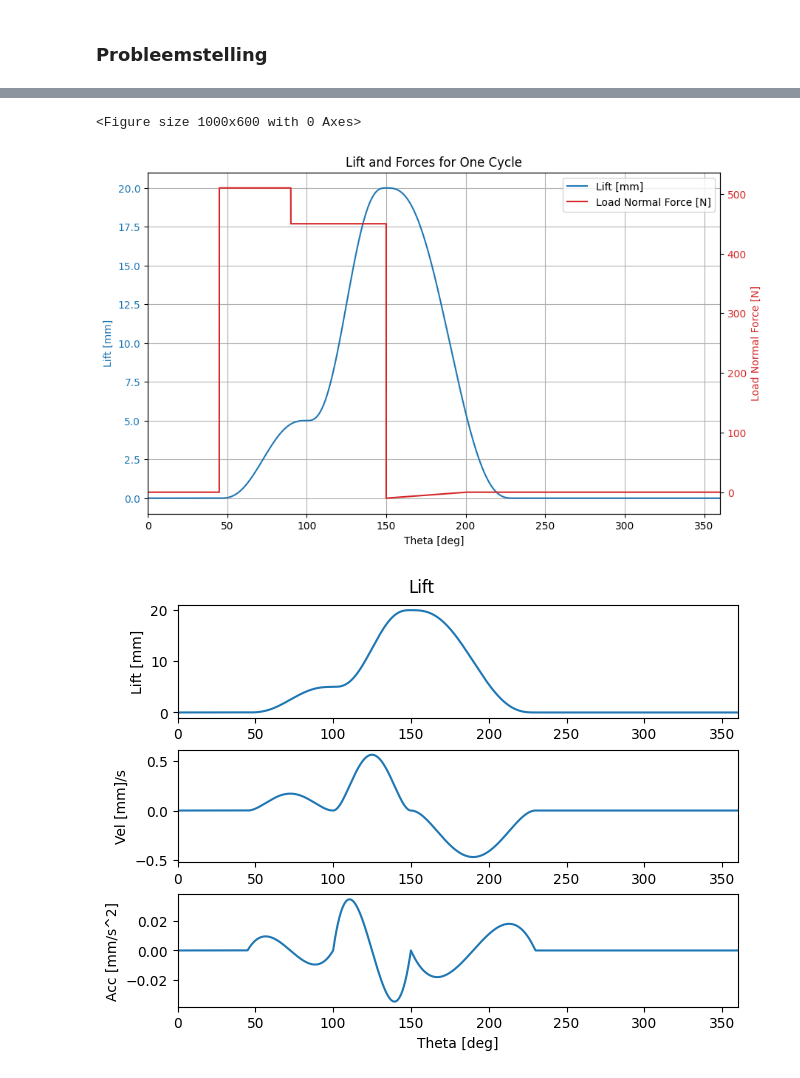
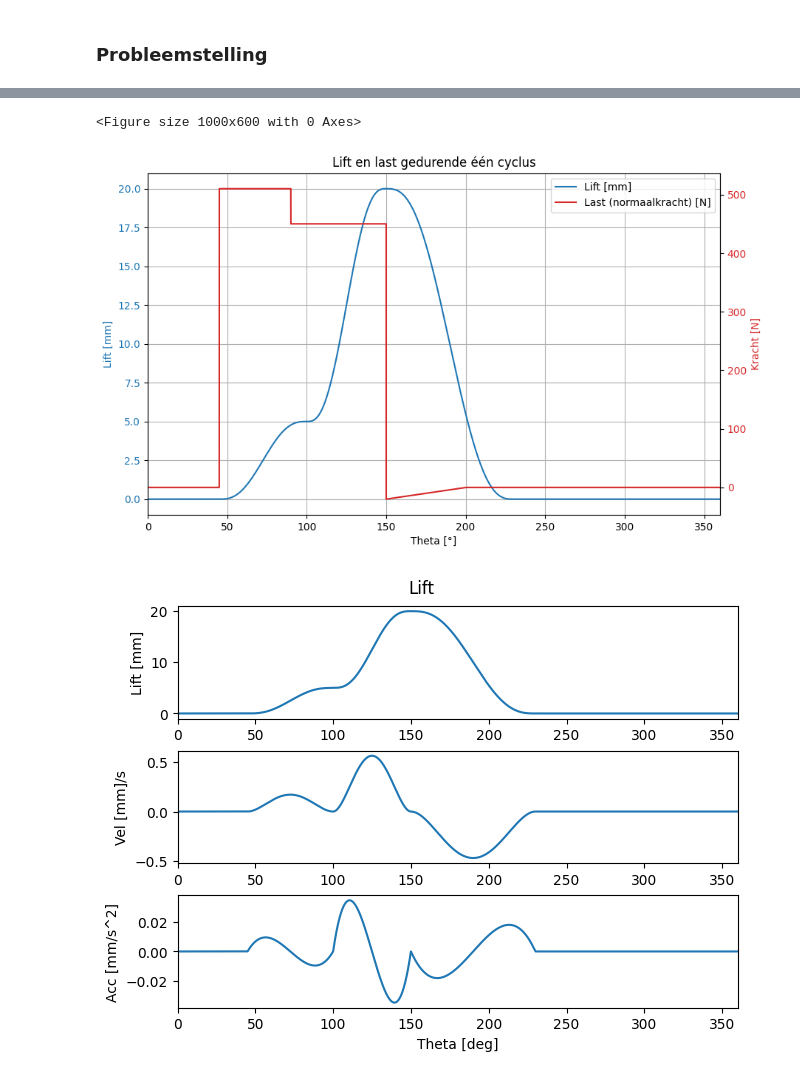
Before and after one commit to Ludopedia/Bewegingen---Emmanuel-en-Ludovic, a Jupyter notebook: Algoritme-nok-ontwerp - n°22 toegepast.ipynb, the cells around one changed output, grey strips where cells are left out. Saved outputs shown, nothing was run; the diff lists cells and outputs as text; code cells hidden in the pictures.

```diff
--- a/Algoritme-nok-ontwerp - n°22 toegepast.ipynb
+++ b/Algoritme-nok-ontwerp - n°22 toegepast.ipynb
@@ -223,30 +225,31 @@ ext_load = addLoadSegment(startangleload1,endangleload1,startload1,endload1,dthe
 ext_load = addLoadSegment(startangleload2,endangleload2,startload2,endload2,dtheta)
 ext_load = addLoadSegment(startangleload3,endangleload3,startload3,endload3,dtheta)
 # %%
+# lift en kracht plotten voor één cyclus:
 plt.figure(figsize=(10, 6))
 fig, ax1 = plt.subplots(figsize=(10, 6))
 
 ax1.plot(theta_deg, lift, color='tab:blue', label='Lift [mm]')
-ax1.set_xlabel('Theta [deg]')
+ax1.set_xlabel('Theta [°]')
 ax1.set_ylabel('Lift [mm]', color='tab:blue')
 ax1.tick_params(axis='y', labelcolor='tab:blue')
 ax1.set_xlim([0, 360])
 ax1.grid(True)
 
 ax2 = ax1.twinx()
-ax2.plot(theta_deg, ext_load, color='tab:red', label='Load Normal Force [N]')
-ax2.set_ylabel('Load Normal Force [N]', color='tab:red')
+ax2.plot(theta_deg, ext_load, color='tab:red', label='Last (normaalkracht) [N]')
+ax2.set_ylabel('Kracht [N]', color='tab:red')
 ax2.tick_params(axis='y', labelcolor='tab:red')
 
 lines1, labels1 = ax1.get_legend_handles_labels()
 lines2, labels2 = ax2.get_legend_handles_labels()
 ax1.legend(lines1 + lines2, labels1 + labels2, loc='upper right')
 
-plt.title('Lift and Forces for One Cycle')
+plt.title('Lift en last gedurende één cyclus')
 plt.show()
 # %% [output]
 <Figure size 1000x600 with 0 Axes>
-[figure, old version]
+[figure, new version]
 # %%
 # compute motion functions:
 
```
Also changed, not shown: parts of 15 cells of this notebook.
